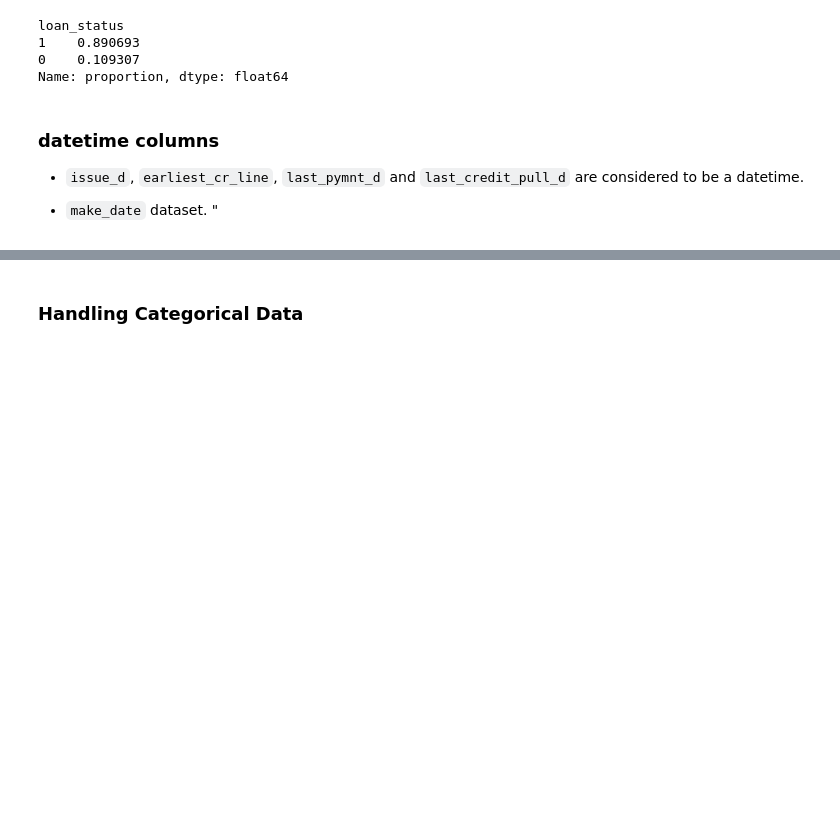
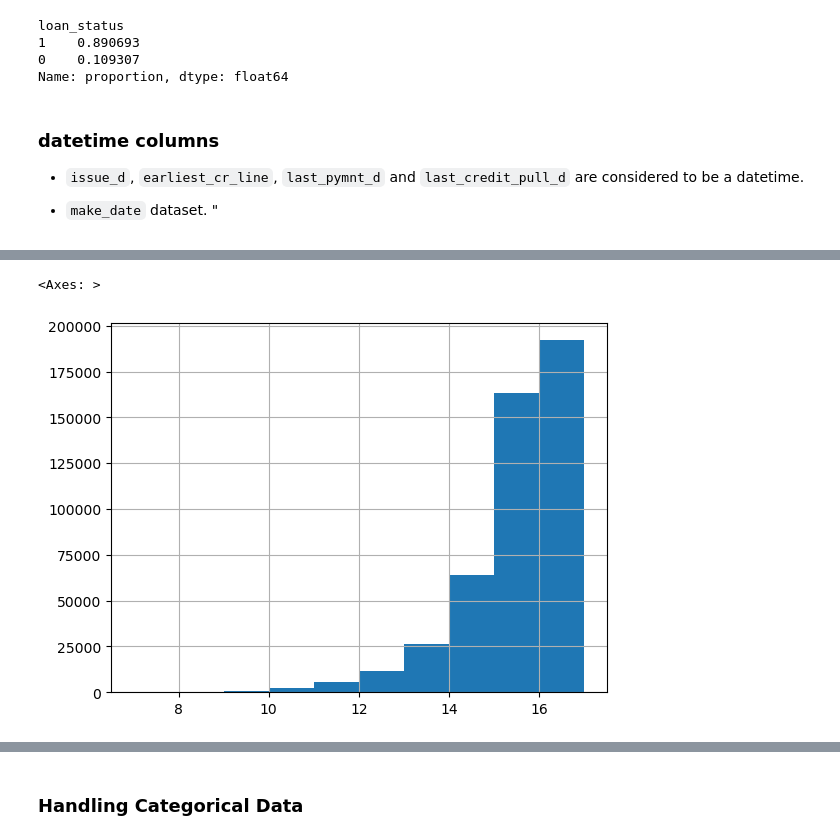
Before and after one commit to spirnia/Credit-Risk-Modeling, a Jupyter notebook: notebook/loan_data_2007_2014/loan_data_preparation.ipynb, the cells around one changed output, grey strips where cells are left out. Cells and saved outputs as stored; diff of their text form; code cells hidden in the pictures; blank space fills up the shorter version.

```diff
--- a/notebook/loan_data_2007_2014/loan_data_preparation.ipynb
+++ b/notebook/loan_data_2007_2014/loan_data_preparation.ipynb
@@ -197,0 +237,8 @@ df_timeDate
+# %%
+df.loc[df['earliest_cr_line']<40,'earliest_cr_line']=2000+df.loc[df['earliest_cr_line']<40,'earliest_cr_line']
+df.loc[(df['earliest_cr_line']>40) & (df['earliest_cr_line']<2000),'earliest_cr_line']=1900+df.loc[(df['earliest_cr_line']>40) & (df['earliest_cr_line']<2000),'earliest_cr_line']
+# %%
+df['last_pymnt_d'].hist()
+# %% [output]
+<Axes: >
+[figure, added]
```
Also changed, not shown: parts of 66 cells of this notebook.
